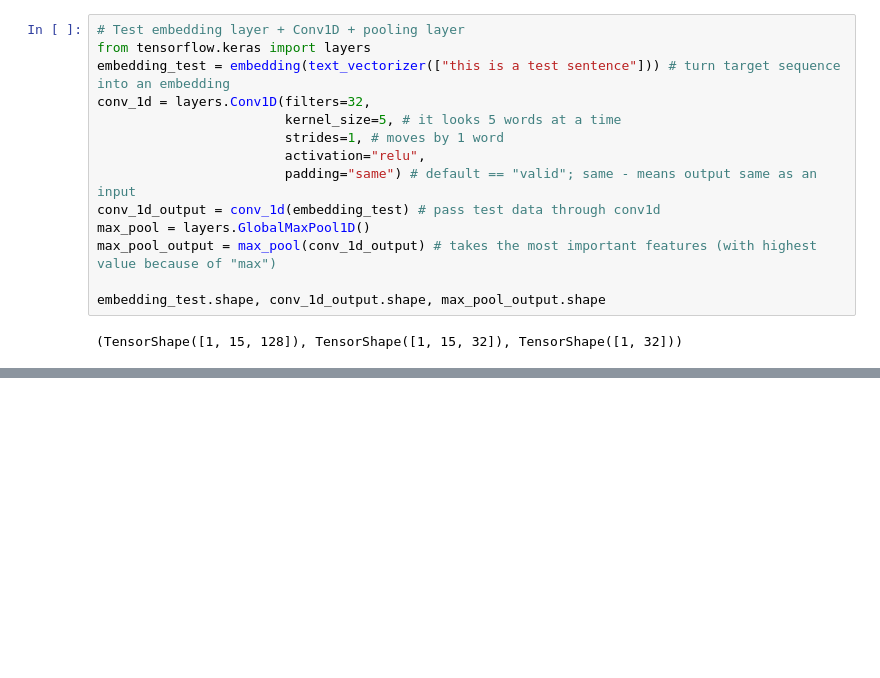
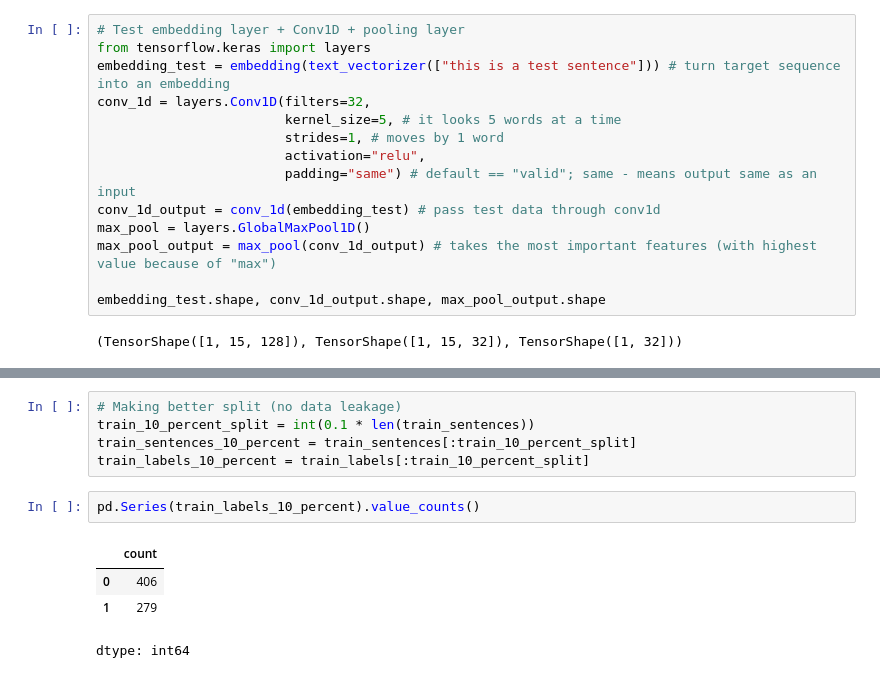
Before and after one commit to random-words/colab-notebooks, a Jupyter notebook: 08__introduction_to_NLP_in_tensorflow.ipynb, the cells around one changed output, grey strips where cells are left out. Cells and saved outputs as stored; diff of their text form; blank space fills up the shorter version.

```diff
--- a/08__introduction_to_NLP_in_tensorflow.ipynb
+++ b/08__introduction_to_NLP_in_tensorflow.ipynb
@@ -958,0 +1231,12 @@ array([[0.08943889, 0.06041734, 0.02595568, 0.06231223, 0.08496326,
+# %%
+# Making better split (no data leakage)
+train_10_percent_split = int(0.1 * len(train_sentences))
+train_sentences_10_percent = train_sentences[:train_10_percent_split]
+train_labels_10_percent = train_labels[:train_10_percent_split]
+# %%
+pd.Series(train_labels_10_percent).value_counts()
+# %% [output]
+|  | count |
+| 0 | 406 |
+| 1 | 279 |
+dtype: int64
```
Also changed, not shown: parts of 63 cells of this notebook.
